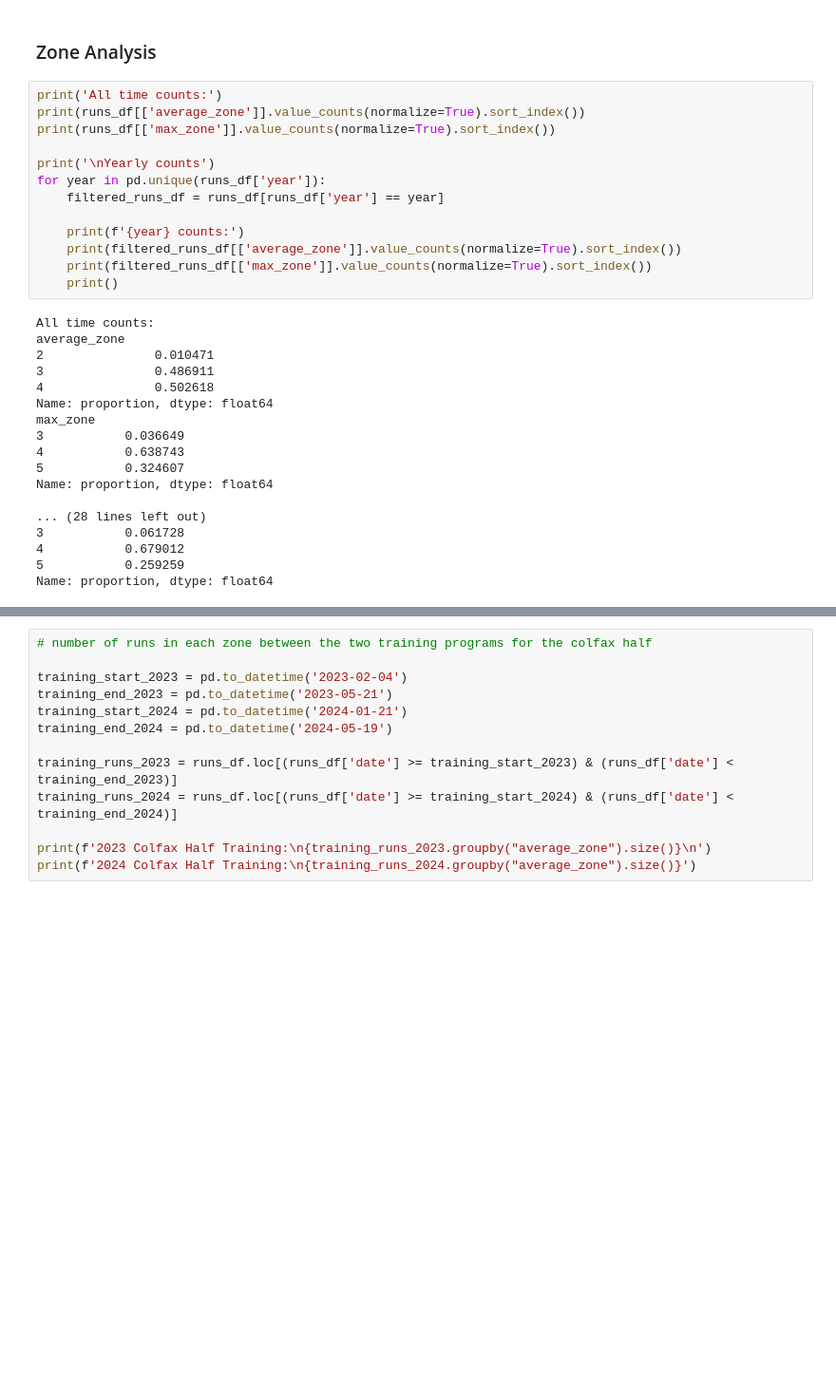
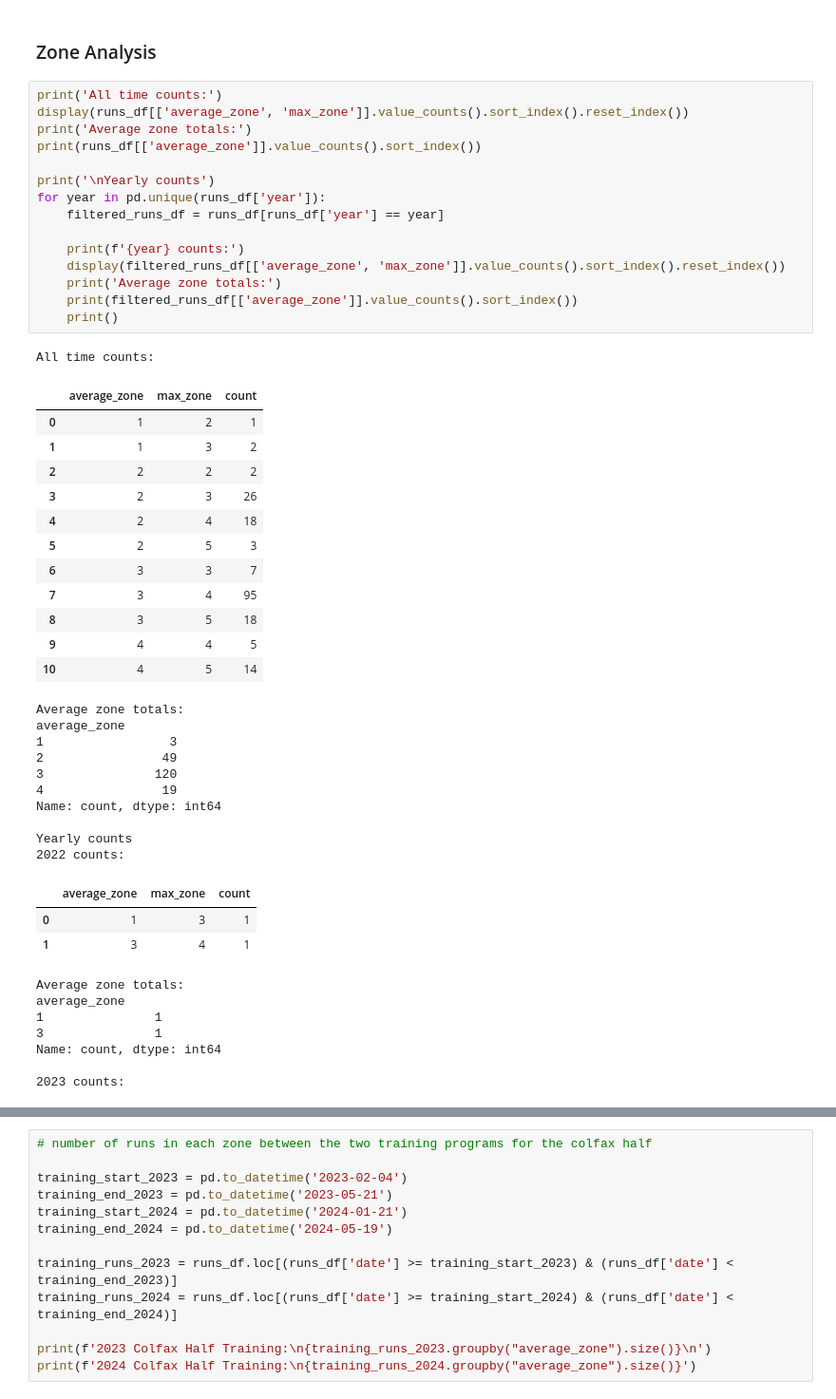
Before and after one commit to CodyT21/running_data, a Jupyter notebook: eda.ipynb, the cells around one changed output, grey strips where cells are left out. Shown: that part at 95% size. Drawn from its saved outputs; the diff is of its cells as text; blank space fills up the shorter version.

```diff
--- a/eda.ipynb
+++ b/eda.ipynb
@@ -42,32 +43,50 @@ Running metrics that may be useful
 ### Zone Analysis
 # %%
 print('All time counts:')
-print(runs_df[['average_zone']].value_counts(normalize=True).sort_index())
-print(runs_df[['max_zone']].value_counts(normalize=True).sort_index())
+display(runs_df[['average_zone', 'max_zone']].value_counts().sort_index().reset_index())
+print('Average zone totals:')
+print(runs_df[['average_zone']].value_counts().sort_index())
 
 print('\nYearly counts')
 for year in pd.unique(runs_df['year']):
     filtered_runs_df = runs_df[runs_df['year'] == year]
 
     print(f'{year} counts:')
-    print(filtered_runs_df[['average_zone']].value_counts(normalize=True).sort_index())
-    print(filtered_runs_df[['max_zone']].value_counts(normalize=True).sort_index())
+    display(filtered_runs_df[['average_zone', 'max_zone']].value_counts().sort_index().reset_index())
+    print('Average zone totals:')
+    print(filtered_runs_df[['average_zone']].value_counts().sort_index())
     print()
 # %% [output]
 All time counts:
-average_zone
-2               0.010471
-3               0.486911
-4               0.502618
-Name: proportion, dtype: float64
-max_zone
-3           0.036649
-4           0.638743
-5           0.324607
-Name: proportion, dtype: float64
-
-... (28 lines left out)
-3           0.061728
-4           0.679012
-5           0.259259
-Name: proportion, dtype: float64
+|  | average_zone | max_zone | count |
+| 0 | 1 | 2 | 1 |
+| 1 | 1 | 3 | 2 |
+| 2 | 2 | 2 | 2 |
+| 3 | 2 | 3 | 26 |
+| 4 | 2 | 4 | 18 |
+| 5 | 2 | 5 | 3 |
+| 6 | 3 | 3 | 7 |
+| 7 | 3 | 4 | 95 |
+| 8 | 3 | 5 | 18 |
+| 9 | 4 | 4 | 5 |
+| 10 | 4 | 5 | 14 |
+Average zone totals:
+average_zone
+1                 3
+2                49
+3               120
+4                19
+Name: count, dtype: int64
+
+Yearly counts
+2022 counts:
+|  | average_zone | max_zone | count |
+| 0 | 1 | 3 | 1 |
+| 1 | 3 | 4 | 1 |
+Average zone totals:
+average_zone
+1               1
+3               1
+Name: count, dtype: int64
+
+2023 counts:
```
Also changed, not shown: parts of 13 cells of this notebook.
